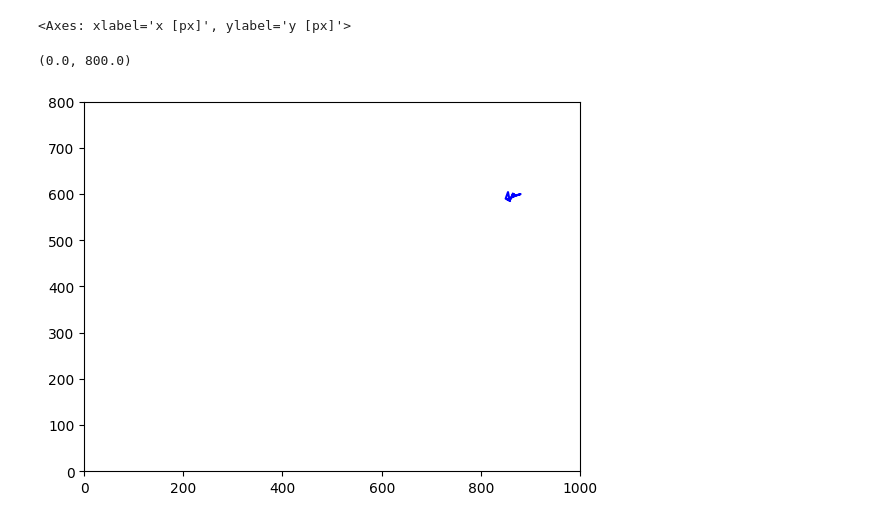
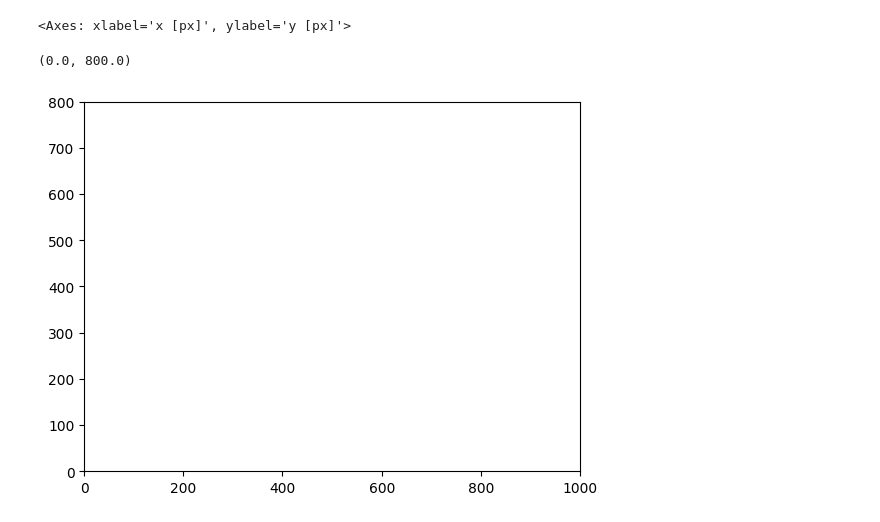
Before and after one commit to viviantao1/mtb-group, a Jupyter notebook: living-dead/classifier/create_model.ipynb, the cells around one changed output. Drawn from its saved outputs; the diff is of its cells as text; code cells hidden in the pictures.

```diff
--- a/living-dead/classifier/create_model.ipynb
+++ b/living-dead/classifier/create_model.ipynb
@@ -35,10 +35,10 @@ def gray(image):
 # frames = gray(pims.open("data2/day4_background/*.tif*"))
 
 # for other files
-frames = pims.open("../../../analysis/day1_background/*.tif*")
+frames = pims.open("../../../analysis/adj_1000ppmCMC_NoField3/*.tif*")
 
 # load in labeled data with particle numbers
-label = pd.read_excel("../../../amb_trainingdata/day1_select.xlsx")
+label = pd.read_excel("../../../amb_trainingdata/062525_2_select.xlsx")
 # sets the particle number as the index - useful for combining with tracking data
 label.set_index('particle', inplace=True)
 # %% [markdown]
@@ -307,10 +308,10 @@ tp.plot_traj(t1, label=False)
 <Axes: xlabel='x [px]', ylabel='y [px]'>
 # %%
 # plot a single trajectory of a living particle in original orientation with a specific particle number NUM
-NUM = 27
+NUM = 140
 plt.plot(t1[t1['particle']==NUM]['x'], t1[t1['particle']==NUM]['y'], '-b', label="living")
 plt.xlim(0,1000)
 plt.ylim(0,800)
 # %% [output]
 (0.0, 800.0)
-[figure, old version]
+[figure, new version]
```
Also changed, not shown: parts of 6 cells of this notebook, 2 other files.
